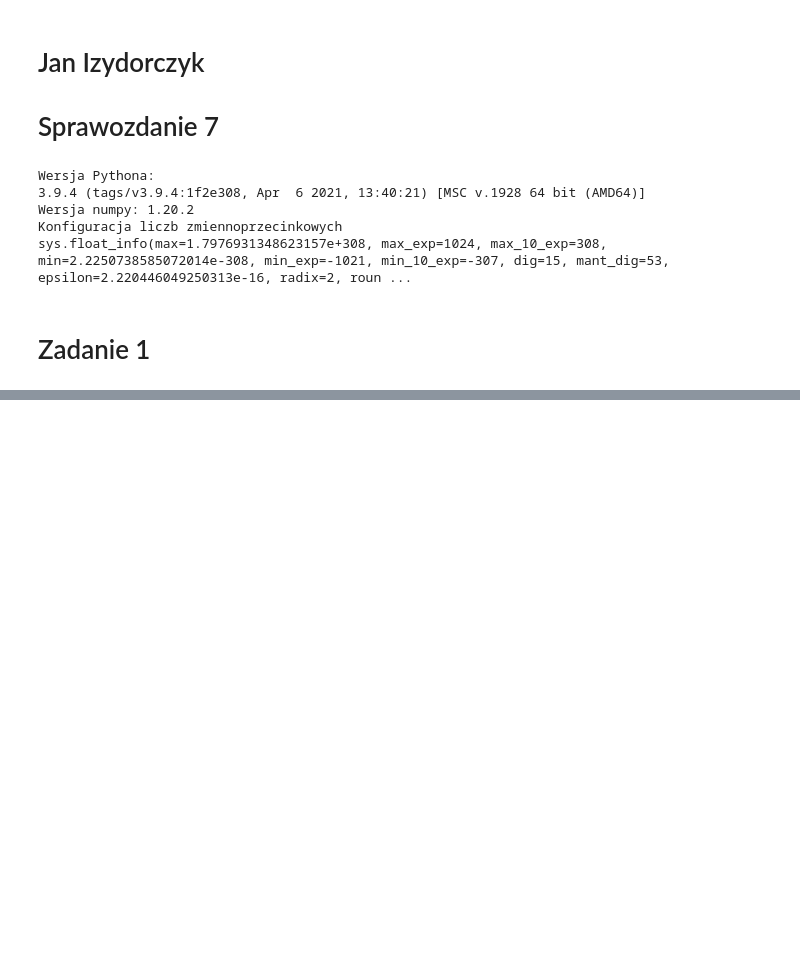
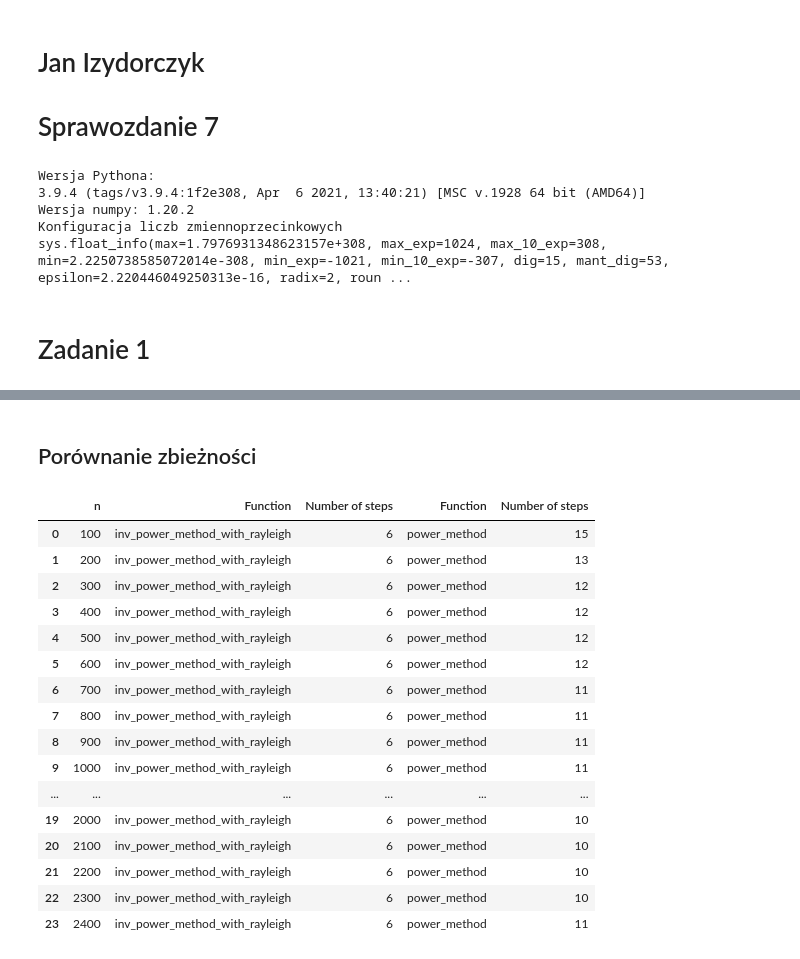
Before and after one commit to Janix4000/Mownit-2021, a Jupyter notebook: lab8/Lab8.ipynb, the cells around one changed output, grey strips where cells are left out. Saved outputs shown, nothing was run; the diff lists cells and outputs as text; code cells hidden in the pictures; blank space fills up the shorter version.

```diff
--- a/lab8/Lab8.ipynb
+++ b/lab8/Lab8.ipynb
@@ -207,0 +285,11 @@ def inv_power_method_with_rayleigh(M, sigma, x_0=None, epsilon=None, max_steps=N
+# %%
+x_0 = np.array([1, 1, 1]).reshape(-1, 1) / np.sqrt(3)
+M = np.array([
+    [2, 1, 1],
+    [1, 3, 1],
+    [1, 1, 4]
+])
+
+print(inv_power_method_with_rayleigh(M, sigma=5.2, x_0=x_0, max_steps=4))
+np_eig, np_eig_vec = np.linalg.eig(M)
+print(np_eig[0], np_eig_vec[:, 0].reshape(-1, 1))
@@ -207,0 +343,42 @@ def inv_power_method_with_rayleigh(M, sigma, x_0=None, epsilon=None, max_steps=N
+# %% [markdown]
+## Porównanie zbieżności
+# %%
+data = []
+epsilon = 1e-13
+names = ['Equation', 'A1', 'A2', 'A3']
+
+funs = [lambda A, x_0, buff: inv_power_method_with_rayleigh(A, x_0=x_0, use_inv=False, epsilon=epsilon, epsilon_buff=buff),
+        lambda A, x_0, buff: power_method(A, x_0=x_0, epsilon=epsilon, epsilon_buff=buff)]
+names = ['inv_power_method_with_rayleigh', 'power_method']
+
+ns = range(100, 2500, 100)
+
+for n in ns:
+    d = [f'{n}']
+    M = rand_symm(n)
+    buffs = [[], []]
+    x_0 = np.random.rand(n, 1)
+    for f, name, buff in zip(funs, names, buffs):
+        f(M, x_0, buff)
+        d += [name, str(len(buff))]
+    data.append(d)
+
+pd.DataFrame(data, columns=['n', 'Function', 'Number of steps', 'Function', 'Number of steps'])
+# %% [output]
+|  | n | Function | Number of steps | Function | Number of steps |
+| 0 | 100 | inv_power_method_with_rayleigh | 6 | power_method | 15 |
+| 1 | 200 | inv_power_method_with_rayleigh | 6 | power_method | 13 |
+| 2 | 300 | inv_power_method_with_rayleigh | 6 | power_method | 12 |
+| 3 | 400 | inv_power_method_with_rayleigh | 6 | power_method | 12 |
+| 4 | 500 | inv_power_method_with_rayleigh | 6 | power_method | 12 |
+| 5 | 600 | inv_power_method_with_rayleigh | 6 | power_method | 12 |
+| 6 | 700 | inv_power_method_with_rayleigh | 6 | power_method | 11 |
+| 7 | 800 | inv_power_method_with_rayleigh | 6 | power_method | 11 |
+| 8 | 900 | inv_power_method_with_rayleigh | 6 | power_method | 11 |
+| 9 | 1000 | inv_power_method_with_rayleigh | 6 | power_method | 11 |
+| ... | ... | ... | ... | ... | ... |
+| 19 | 2000 | inv_power_method_with_rayleigh | 6 | power_method | 10 |
+| 20 | 2100 | inv_power_method_with_rayleigh | 6 | power_method | 10 |
+| 21 | 2200 | inv_power_method_with_rayleigh | 6 | power_method | 10 |
+| 22 | 2300 | inv_power_method_with_rayleigh | 6 | power_method | 10 |
+| 23 | 2400 | inv_power_method_with_rayleigh | 6 | power_method | 11 |
```
Also changed, not shown: parts of 32 cells of this notebook.
